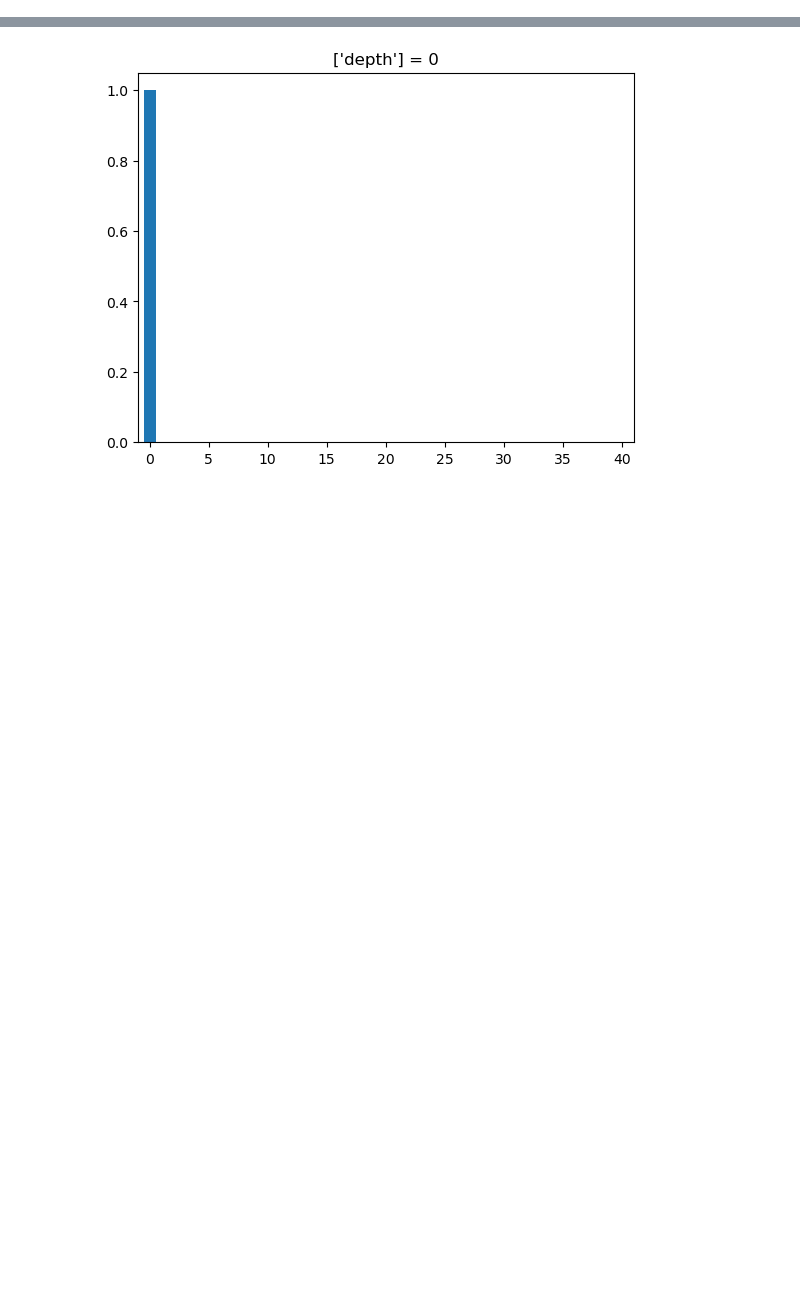
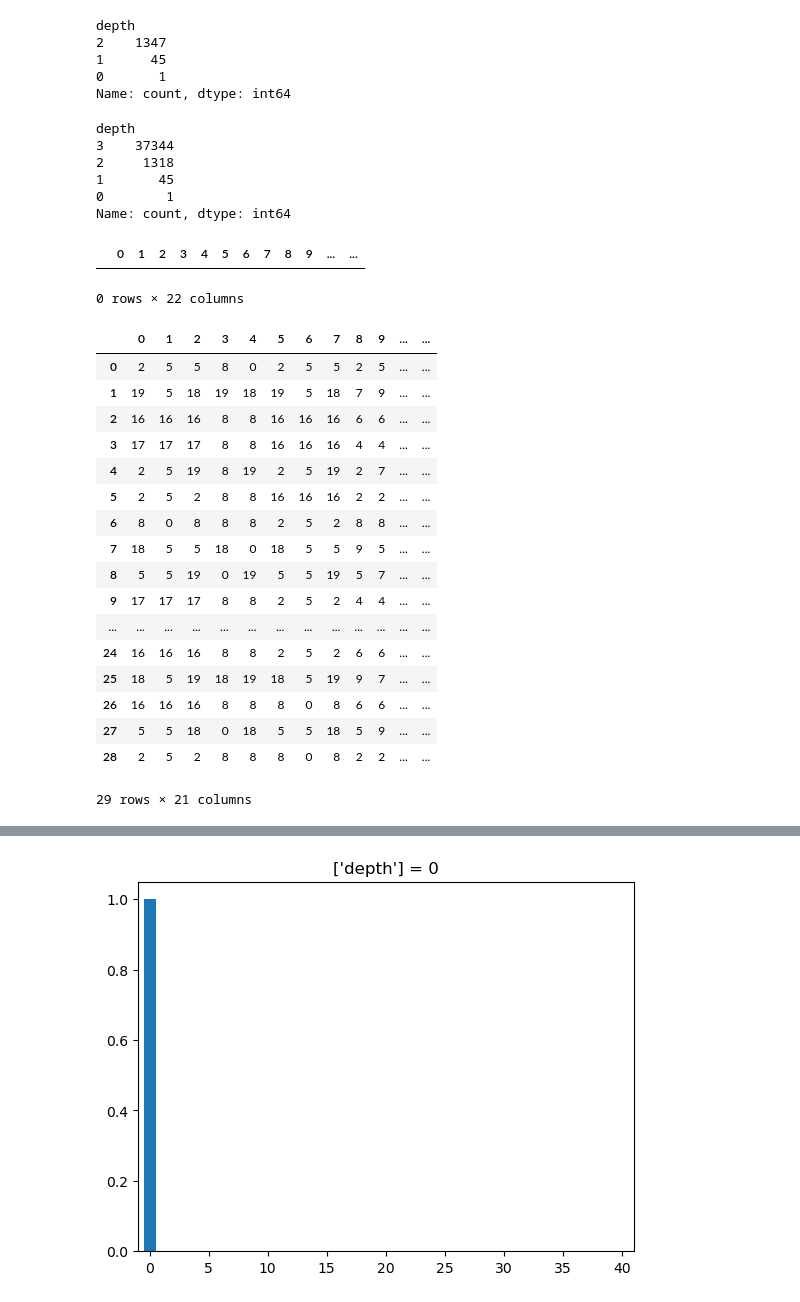
Before and after one commit to landonwork/rubiks, a Jupyter notebook: notebooks/Untitled.ipynb, the cells around one changed output, grey strips where cells are left out. Drawn from its saved outputs; the diff is of its cells as text; code cells hidden in the pictures; blank space fills up the shorter version.

```diff
--- a/notebooks/Untitled.ipynb
+++ b/notebooks/Untitled.ipynb
@@ -3,6 +3,59 @@ import numpy as np
 import pandas as pd
 import matplotlib.pyplot as plt
 # %%
-with open('../depth5.info', 'rb') as f:
-    arr = np.frombuffer(f.read(), dtype=np.uint8).reshape((-1, 2))
-    df = pd.DataFrame(arr, columns=['depth', 'parity'])
+cubelets = [f'{i}' for i in range(20)]
+
+def load_store(filename: str) -> pd.DataFrame:
+    with open(filename, 'rb') as f:
+        arr = np.frombuffer(f.read(), dtype=np.uint8).reshape((-1, 21))
+    df = pd.DataFrame(arr, columns=cubelets + ['depth'])
+    return df
+# %%
+depth2 = load_store('../depth_2.store')
+depth3 = load_store('../depth_3.store')
+# %%
+depth2['depth'].value_counts()
+# %% [output]
+depth
+2    1347
+1      45
+0       1
+Name: count, dtype: int64
+# %%
+depth3['depth'].value_counts()
+# %% [output]
+depth
+3    37344
+2     1318
+1       45
+0        1
+Name: count, dtype: int64
+# %%
+depth2.query('depth == 2').merge(depth3.query('depth == 3'), on=cubelets, how='inner')
+# %% [output]
+|  | 0 | 1 | 2 | 3 | 4 | 5 | 6 | 7 | 8 | 9 | ... | ... |
+0 rows × 22 columns
+# %%
+in_depth2 = depth2.query('depth == 2').set_index(cubelets)
+not_in_depth3 = in_depth2.drop(depth3.query('depth == 2').set_index(cubelets).index).reset_index()
+# %%
+not_in_depth3
+# %% [output]
+|  | 0 | 1 | 2 | 3 | 4 | 5 | 6 | 7 | 8 | 9 | ... | ... |
+| 0 | 2 | 5 | 5 | 8 | 0 | 2 | 5 | 5 | 2 | 5 | ... | ... |
+| 1 | 19 | 5 | 18 | 19 | 18 | 19 | 5 | 18 | 7 | 9 | ... | ... |
+| 2 | 16 | 16 | 16 | 8 | 8 | 16 | 16 | 16 | 6 | 6 | ... | ... |
+| 3 | 17 | 17 | 17 | 8 | 8 | 16 | 16 | 16 | 4 | 4 | ... | ... |
+| 4 | 2 | 5 | 19 | 8 | 19 | 2 | 5 | 19 | 2 | 7 | ... | ... |
+| 5 | 2 | 5 | 2 | 8 | 8 | 16 | 16 | 16 | 2 | 2 | ... | ... |
+| 6 | 8 | 0 | 8 | 8 | 8 | 2 | 5 | 2 | 8 | 8 | ... | ... |
+| 7 | 18 | 5 | 5 | 18 | 0 | 18 | 5 | 5 | 9 | 5 | ... | ... |
+| 8 | 5 | 5 | 19 | 0 | 19 | 5 | 5 | 19 | 5 | 7 | ... | ... |
+| 9 | 17 | 17 | 17 | 8 | 8 | 2 | 5 | 2 | 4 | 4 | ... | ... |
+| ... | ... | ... | ... | ... | ... | ... | ... | ... | ... | ... | ... | ... |
+| 24 | 16 | 16 | 16 | 8 | 8 | 2 | 5 | 2 | 6 | 6 | ... | ... |
+| 25 | 18 | 5 | 19 | 18 | 19 | 18 | 5 | 19 | 9 | 7 | ... | ... |
+| 26 | 16 | 16 | 16 | 8 | 8 | 8 | 0 | 8 | 6 | 6 | ... | ... |
+| 27 | 5 | 5 | 18 | 0 | 18 | 5 | 5 | 18 | 5 | 9 | ... | ... |
+| 28 | 2 | 5 | 2 | 8 | 8 | 8 | 0 | 8 | 2 | 2 | ... | ... |
+29 rows × 21 columns
```
Also changed, not shown: parts of 6 cells of this notebook, 12 other files.
